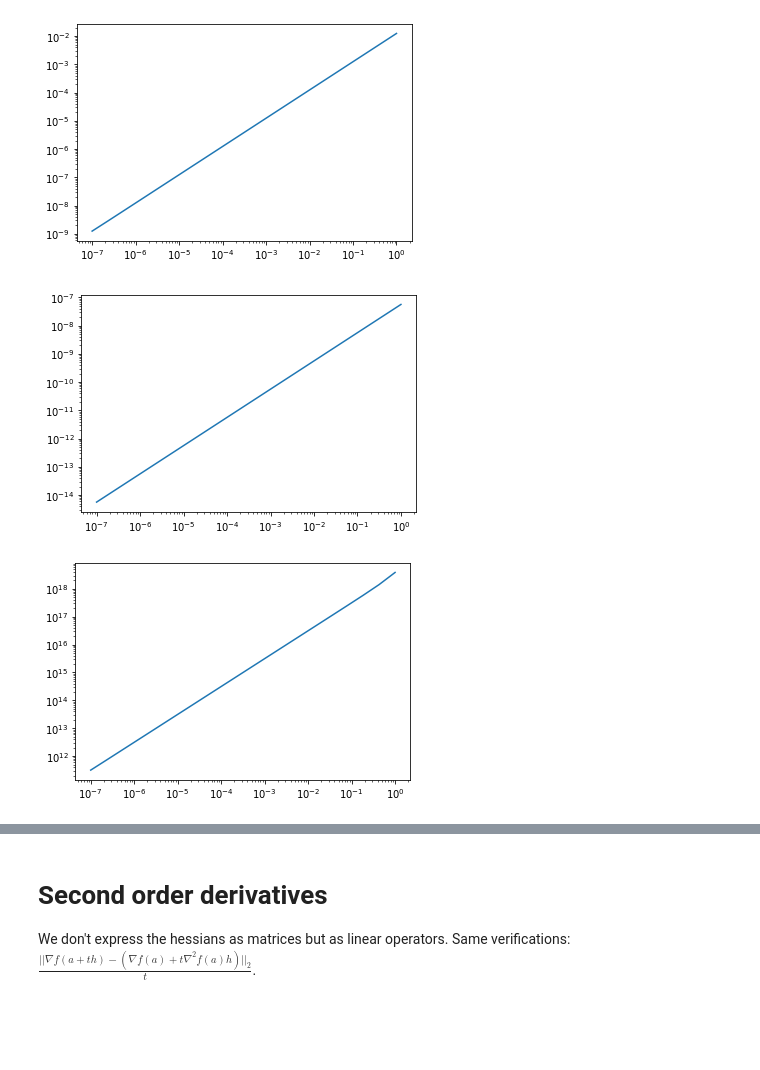
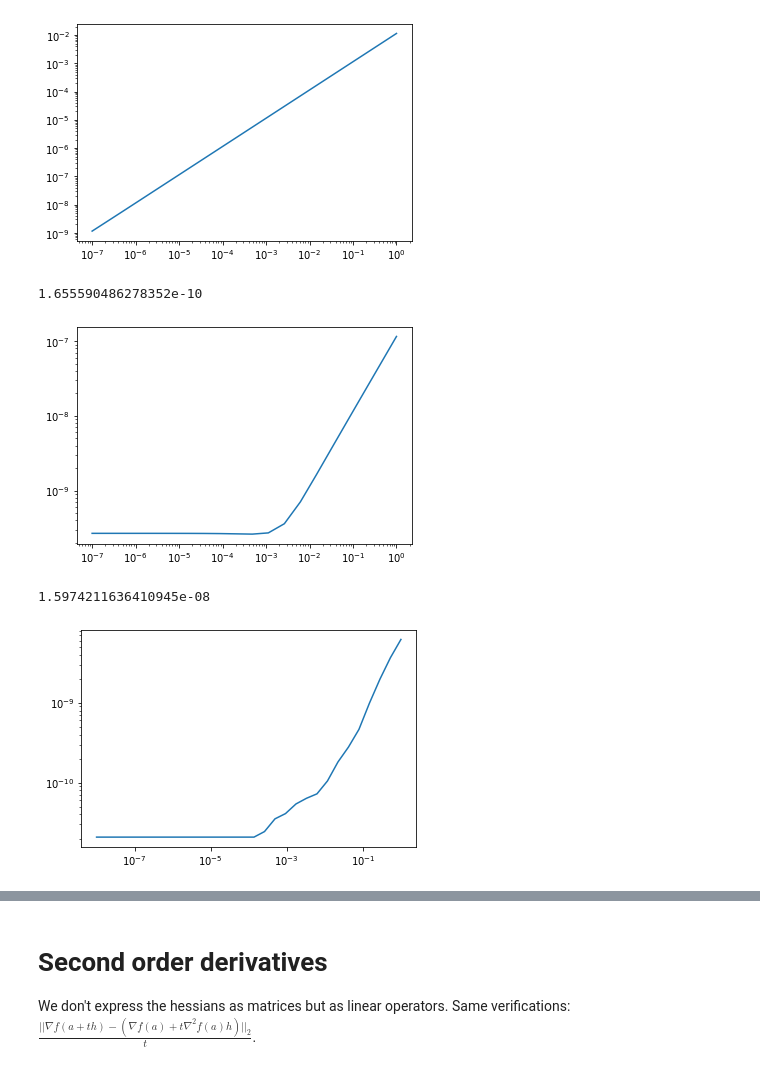
Before and after one commit to Biagig/Learning-Sampling-Pattern, a Jupyter notebook: Upper Level.ipynb, the cells around one changed output, grey strips where cells are left out. Cells and saved outputs as stored; diff of their text form; code cells hidden in the pictures; blank space fills up the shorter version.

```diff
--- a/Upper Level.ipynb
+++ b/Upper Level.ipynb
@@ -49,7 +49,7 @@ kspace_loc = np.stack([X.flatten('F'),Y.flatten('F')],axis=1)
 m = convert_locations_to_mask(kspace_loc,u0_mat.shape)
 fourier_op = NonCartesianFFT(samples=kspace_loc, shape=u0_mat.shape,implementation='cpu')
 
-y = (1+0j)*fourier_op.op(np.real(u0_mat))+3e-7*np.random.randn(2*n*n).view(np.complex128)
+y = (1+0j)*fourier_op.op(u0_mat)+3e-7*np.random.randn(2*n*n).view(np.complex128)
 # %%
 #Subsampling: From pysap radial mask
 radial_mask = get_sample_data("mri-radial-samples")
@@ -85,18 +85,16 @@ plt.plot(x,psix_vec(x,param["gamma"]))
 # Functions and first order derivatives
 # %%
 #Base functions
-Eeps = lambda x:param["epsilon"]/2*np.linalg.norm(x)**2
-Edata = lambda x:f1(x,p[:-1],y,fourier_op)
-Enonneg = lambda x:b(x,param["zeta"])
-Ereg = lambda x:param["pn1"]*np.sum(rho_vec(linear_op.op(x),param["gamma"]))
-Etot = lambda x:Eeps(x)+Edata(x)+Enonneg(x)+Ereg(x)
+def Eeps(x,p):return param["epsilon"]/2*np.linalg.norm(x)**2
+def Edata(x,p):return 0.5*np.linalg.norm(p[:-1]*(fourier_op.op(x)-y))**2
+def Ereg(x,p):return p[-1]*np.sum(rho_vec(linear_op.op(x),param["gamma"]))
+def Etot(x,p):return Eeps(x,p)+Edata(x,p)+Ereg(x,p)
 
 #First order derivatives
-Du_Eeps = lambda x:param["epsilon"]*x
-Du_Edata = lambda x:np.real(fourier_op.adj_op(p[:-1]**2*(fourier_op.op(Rstar(x))-y)))
-Du_Enonneg = lambda x:-3*param["zeta"]*np.where(x<=0,x**2,0)
-Du_Ereg = lambda x:param["pn1"]*linear_op.adj_op(phi_vec(linear_op.op(x),param["gamma"])*linear_op.op(x))
-Du_Etot = lambda x:Du_Eeps(x)+Du_Edata(x)+Du_Enonneg(x)+Du_Ereg(x)
+def Du_Eeps(x,p):return param["epsilon"]*x
+def Du_Edata(x,p):return fourier_op.adj_op(p[:-1]**2*(fourier_op.op(x)-y))
+def Du_Ereg(x,p):return p[-1]*linear_op.adj_op(phi_vec(linear_op.op(x),param["gamma"])*linear_op.op(x))
+def Du_Etot(x,p):return Du_Eeps(x,p)+Du_Edata(x,p)+Du_Ereg(x,p)
 # %% [markdown]
 ### Numerical check
 Plots of $\left|\frac{f(a+th)-f(a)-<\nabla f(a),th>}{t}\right|$ for $t\rightarrow 0$. Eeps, Edata and Enonneg seem to work, but problem with Ereg.
@@ -118,30 +116,37 @@ plt.yscale("log")
 # %%
 # -- Edata --
 #Random vector with same amplitude as u0
-a2 = np.random.randn(n**2).reshape((n,n))/n*np.linalg.norm(u0_mat)
+a = u0_mat
+#a = np.random.randn(2*n**2).view(np.complex128).reshape((n,n))/n*np.linalg.norm(u0_mat)
+a2 = np.random.randn(2*n**2).view(np.complex128).reshape((n,n))/n*np.linalg.norm(u0_mat)
 
 p=radial_p
 tests = np.logspace(-7,0,20)
-real_values = np.array([Edata(u0_mat+t*a2) for t in tests])
-approx = np.array([Edata(u0_mat)+t*np.sum(Du_Edata(u0_mat)*a2)for t in tests])
+real_values = np.array([Edata(a+t*a2,radial_p) for t in tests])
+approx = np.array([Edata(a,radial_p)+t*np.sum(Du_Edata(a,radial_p)*a2)for t in tests])
 
-plt.plot(tests,(real_values-approx)/tests)
+print(Edata(a,radial_p))
+plt.plot(tests,np.abs((real_values-approx)/tests))
 plt.xscale("log")
 plt.yscale("log")
 # %% [output]
+1.655590486278352e-10
-[figure, old version]
+[figure, new version]
 # %%
-# -- Enonneg --
-#Two random vectors with same amplitude
-a = np.random.randn(n**2).reshape((n,n))
-a2 = np.random.randn(n**2).reshape((n,n))
+# -- Ereg --
+#Random vector with same amplitude as u0
+a = np.random.randn(n**2).reshape((n,n))/n*np.linalg.norm(u0_mat)
+#a=u0_mat
+a2 = np.random.randn(n**2).reshape((n,n))/n*np.linalg.norm(u0_mat)
 
-tests = np.logspace(-7,0,20)
-real_values = np.array([Enonneg(a+t*a2) for t in tests])
-approx = np.array([Enonneg(a)+t*np.sum(Du_Enonneg(a)*a2)for t in tests])
+tests = np.logspace(-8,-0,30)
+real_values = np.array([Ereg(a+t*a2,radial_p) for t in tests])
+approx = np.array([Ereg(a,radial_p)+t*np.sum(Du_Ereg(a,radial_p)*a2) for t in tests])
 
-plt.plot(tests,(real_values-approx)/tests)
+print(Ereg(a,radial_p))
+plt.plot(tests,np.abs((real_values-approx)/tests))
 plt.xscale("log")
 plt.yscale("log")
 # %% [output]
+1.5974211636410945e-08
-[figure, old version]
+[figure, new version]
```
Also changed, not shown: parts of 27 cells of this notebook, 1 other file.
